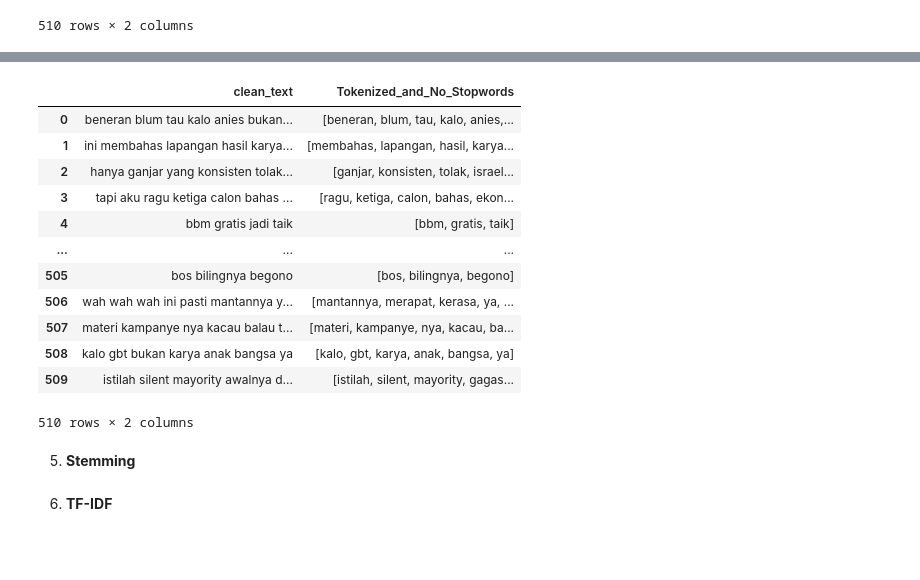
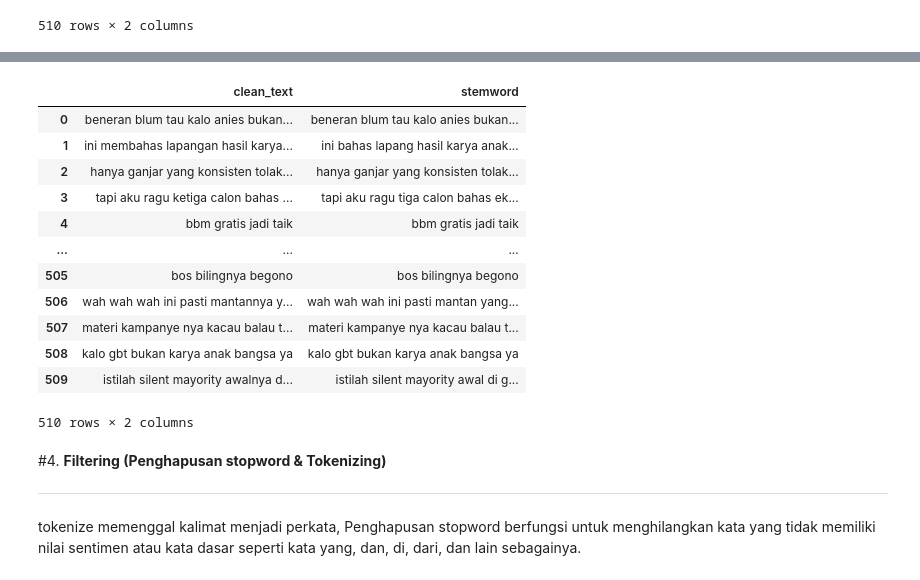
Before and after one commit to Alisya0910/SkripsiAlisya, a Jupyter notebook: Preprocessing.ipynb, the cells around one changed output, grey strips where cells are left out. Cells and saved outputs as stored; diff of their text form; code cells hidden in the pictures; blank space fills up the shorter version.

```diff
--- a/Preprocessing.ipynb
+++ b/Preprocessing.ipynb
@@ -205,0 +162,20 @@ See the caveats in the documentation: https://pandas.pydata.org/pandas-docs/stab
+# %%
+from Sastrawi.Stemmer.StemmerFactory import StemmerFactory
+import pandas as pd
+
+# Membuat objek stemmer
+factory = StemmerFactory()
+stemmer = factory.create_stemmer()
+
+# Membuat DataFrame contoh
+aniescf['stemword'] = pd.DataFrame(aniescf['clean_text'])
+
+
+# Mendefinisikan fungsi stemming
+def stemming(text):
+    return stemmer.stem(text)
+
+# Menerapkan fungsi stemming ke kolom 'TextColumn'
+aniescf['stemword'] = aniescf['clean_text'].apply(str).apply(stemming)
+
+# Menampilkan DataFrame hasil
@@ -221,21 +208,23 @@ aniescf
 510 rows × 3 columns
 # %%
-aniescf[['clean_text','Tokenized_and_No_Stopwords']]
+aniescf[['clean_text','stemword']]
 # %% [output]
-|  | clean_text | Tokenized_and_No_Stopwords |
-| 0 | beneran blum tau kalo anies bukan... | [beneran, blum, tau, kalo, anies,... |
-| 1 | ini membahas lapangan hasil karya... | [membahas, lapangan, hasil, karya... |
-| 2 | hanya ganjar yang konsisten tolak... | [ganjar, konsisten, tolak, israel... |
-| 3 | tapi aku ragu ketiga calon bahas ... | [ragu, ketiga, calon, bahas, ekon... |
-| 4 | bbm gratis jadi taik | [bbm, gratis, taik] |
+|  | clean_text | stemword |
+| 0 | beneran blum tau kalo anies bukan... | beneran blum tau kalo anies bukan... |
+| 1 | ini membahas lapangan hasil karya... | ini bahas lapang hasil karya anak... |
+| 2 | hanya ganjar yang konsisten tolak... | hanya ganjar yang konsisten tolak... |
+| 3 | tapi aku ragu ketiga calon bahas ... | tapi aku ragu tiga calon bahas ek... |
+| 4 | bbm gratis jadi taik | bbm gratis jadi taik |
 | ... | ... | ... |
-| 505 | bos bilingnya begono | [bos, bilingnya, begono] |
-| 506 | wah wah wah ini pasti mantannya y... | [mantannya, merapat, kerasa, ya, ... |
-| 507 | materi kampanye nya kacau balau t... | [materi, kampanye, nya, kacau, ba... |
-| 508 | kalo gbt bukan karya anak bangsa ya | [kalo, gbt, karya, anak, bangsa, ya] |
-| 509 | istilah silent mayority awalnya d... | [istilah, silent, mayority, gagas... |
+| 505 | bos bilingnya begono | bos bilingnya begono |
+| 506 | wah wah wah ini pasti mantannya y... | wah wah wah ini pasti mantan yang... |
+| 507 | materi kampanye nya kacau balau t... | materi kampanye nya kacau balau t... |
+| 508 | kalo gbt bukan karya anak bangsa ya | kalo gbt bukan karya anak bangsa ya |
+| 509 | istilah silent mayority awalnya d... | istilah silent mayority awal di g... |
 510 rows × 2 columns
-# %% [markdown]
-5. **Stemming**
-# %% [markdown]
-6. **TF-IDF**
+# %% [markdown]
+#4. **Filtering (Penghapusan stopword & Tokenizing)**
+
+
+---
+tokenize memenggal kalimat menjadi perkata, Penghapusan stopword berfungsi untuk menghilangkan kata yang tidak memiliki nilai sentimen atau kata dasar seperti kata yang, dan, di, dari, dan lain sebagainya.
```
Also changed, not shown: parts of 16 cells of this notebook.
